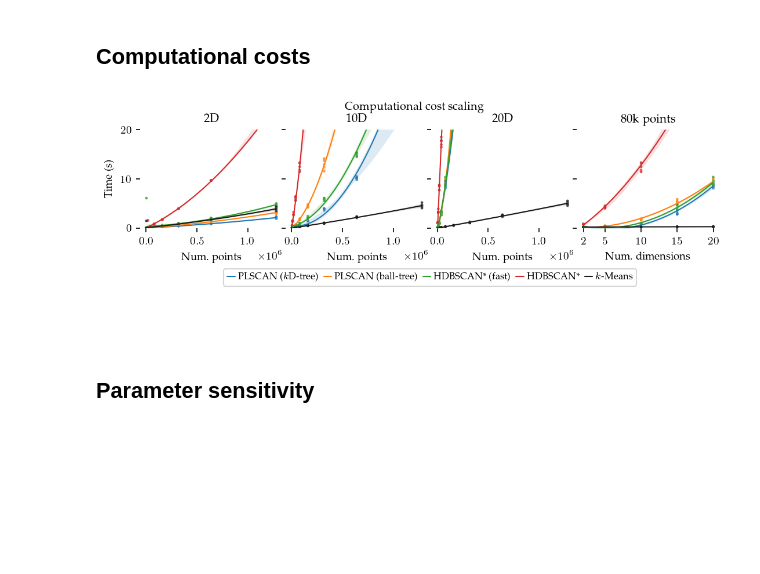
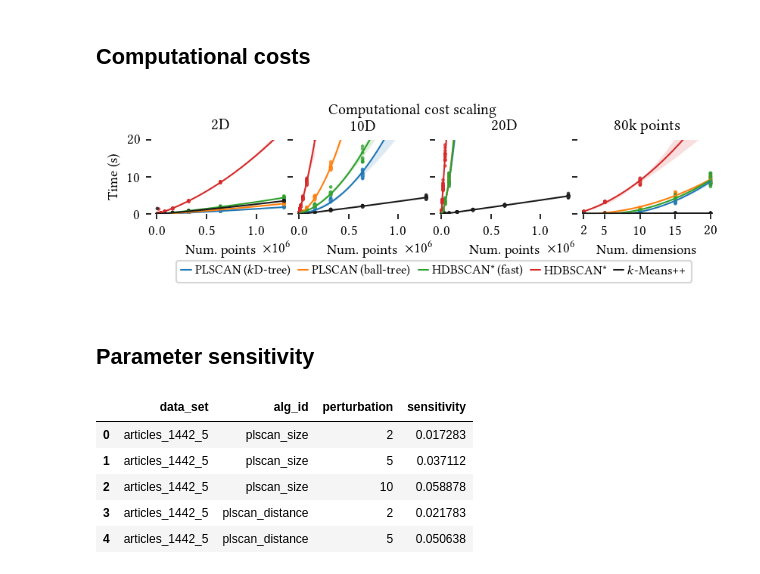
Before and after one commit to JelmerBot/fast_plscan, a Jupyter notebook: docs/_paper_figures.ipynb, the cells around one changed output. Saved outputs shown, nothing was run; the diff lists cells and outputs as text; code cells hidden in the pictures; blank space fills up the shorter version.

```diff
--- a/docs/_paper_figures.ipynb
+++ b/docs/_paper_figures.ipynb
@@ -451,7 +443,7 @@ alg_names = [
 # %%
 def to_display_name(input):
     if input == "kmeans":
-        return "$k$-Means"
+        return "$k$-Means++"
     if input == "hdbscan":
         return "HDBSCAN*"
     if input == "fast_hdbscan":
@@ -500,37 +492,37 @@ for i, name in enumerate(alg_names):
             order=2,
             line_kws={"linewidth": 1},
             scatter_kws={"s": 5, "edgecolor": "none"},
         )
 
 plt.xticks([2, 5, 10, 15, 20])
 plt.ylim(0, timeout)
 plt.yticks(ticks)
 plt.gca().set_yticklabels(["" for t in ticks])
 plt.ylabel("")
 plt.xlabel("Num.~dimensions")
 plt.title("80k points")
-plt.suptitle("Computational cost scaling", y=1)
+plt.suptitle("Computational cost scaling", y=0.99, va="top")
 
 plt.subplot(2, 1, 2)
 plt.legend(
     handles=[
         plt.Line2D([0], [0], color=p, lw=1, label=to_display_name(n))
         for p, n in zip(palette, alg_names)
     ],
     loc="lower center",
-    bbox_to_anchor=(0.5, 0.36),
+    bbox_to_anchor=(0.5, 0),
     handlelength=0.8,
     columnspacing=0.6,
     handletextpad=0.3,
     ncol=len(alg_names),
 )
 plt.axis("off")
 
-plt.subplots_adjust(0.06, -0.2, 0.99, 0.85, hspace=0, wspace=0.02)
+plt.subplots_adjust(0.08, 0, 0.99, 0.8, hspace=0, wspace=0.02)
 plt.savefig("images/benchmark_time.pdf", pad_inches=0)
 plt.show()
 # %% [output]
-[figure, old version]
+[figure, new version]
 # %% [markdown]
 ## Parameter sensitivity
 # %%
@@ -538,6 +530,39 @@ df = pd.read_parquet("data/generated/benchmark_sensitivity.parquet")
 deltas = np.load("data/generated/benchmark_sensitivity_deltas.npy")
 min_sample_sizes = np.load("data/generated/benchmark_sensitivity_min_sizes.npy")
 new_values = np.load("data/generated/benchmark_sensitivity_perturbed_values.npy")
+# %%
+sensitivity_records = []
+for data_set, alg_id in product(df.data_set.unique(), df.alg_id.unique()):
+    sub_df = df.query(f"data_set == '{data_set}' & alg_id == '{alg_id}'")
+    vals = defaultdict(lambda: np.nan, {k: v for k, v in zip(sub_df.k, sub_df.ari)})
+    lookup_fun = np.vectorize(lambda x: vals[x])
+    initial_val = lookup_fun(min_sample_sizes)[np.newaxis, :, :]
+    perturbed_val = lookup_fun(new_values)
+    with np.errstate(divide="ignore", invalid="ignore"):
+        diff = np.abs((perturbed_val - initial_val) / (perturbed_val + initial_val))
+    with warnings.catch_warnings():
+        warnings.simplefilter("ignore", category=RuntimeWarning)
+        sensitivity = np.nanmean(diff, axis=(1, 2))
+    for delta, sensitivity in zip(deltas[:, 0], sensitivity):
+        sensitivity_records.append(
+            {
+                "data_set": data_set,
+                "alg_id": alg_id,
+                "perturbation": delta,
+                "sensitivity": sensitivity,
+            }
+        )
+
+# Convert to pandas
+df_sens = pd.DataFrame.from_records(sensitivity_records)
+df_sens.head()
+# %% [output]
+|  | data_set | alg_id | perturbation | sensitivity |
+| 0 | articles_1442_5 | plscan_size | 2 | 0.017283 |
+| 1 | articles_1442_5 | plscan_size | 5 | 0.037112 |
+| 2 | articles_1442_5 | plscan_size | 10 | 0.058878 |
+| 3 | articles_1442_5 | plscan_distance | 2 | 0.021783 |
+| 4 | articles_1442_5 | plscan_distance | 5 | 0.050638 |
 # %%
 def to_display_name(input):
     parts = input.split("_")
```
Also changed, not shown: parts of 32 cells of this notebook, 51 other files.
